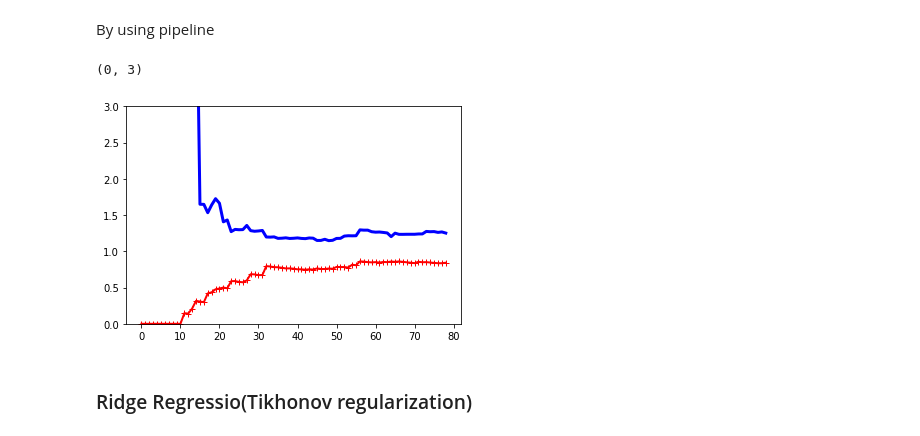
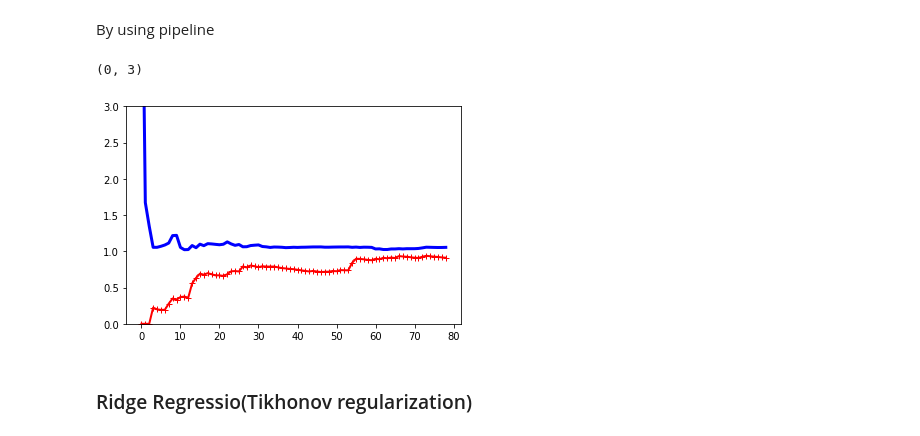
Before and after one commit to UltramanShuai/Hands_on_machine_learning, a Jupyter notebook: Chapter_4/Untitled.ipynb, the cells around one changed output. Drawn from its saved outputs; the diff is of its cells as text; code cells hidden in the pictures.

```diff
--- a/Chapter_4/Untitled.ipynb
+++ b/Chapter_4/Untitled.ipynb
@@ -229,14 +248,14 @@ By using pipeline
 # %%
 from sklearn.pipeline import Pipeline
 polynomial_regression = Pipeline((
-    ("poly_features", PolynomialFeatures(degree=10, include_bias=False)),
+    ("poly_features", PolynomialFeatures(degree=2, include_bias=False)),
     ("sgd_reg", LinearRegression()),
 ))
 plot_learning_curves(polynomial_regression, X, y)
 plt.ylim(0,3)
 # %% [output]
 (0, 3)
-[figure, old version]
+[figure, new version]
 # %% [markdown]
 ### Ridge Regressio(Tikhonov regularization)
 # %% [markdown]
```
Also changed, not shown: parts of 39 cells of this notebook.
